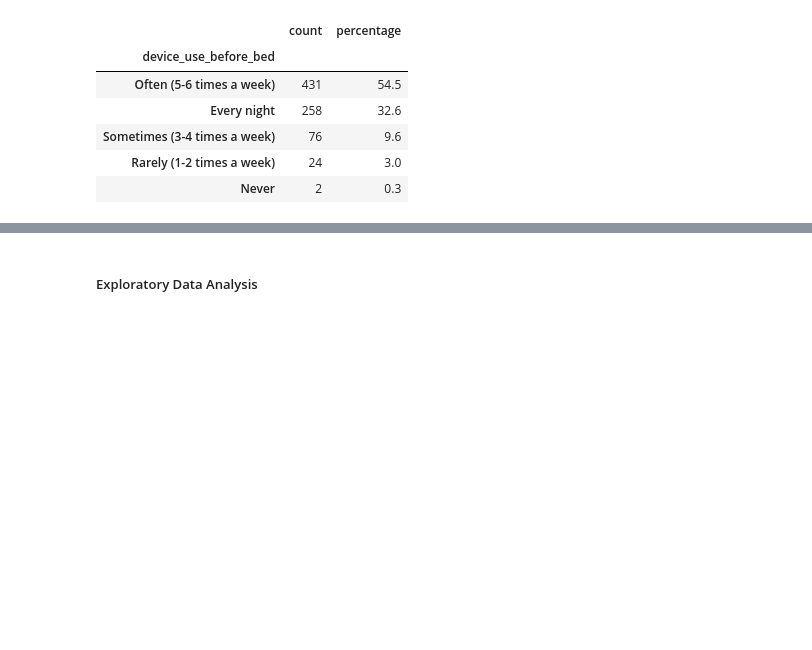
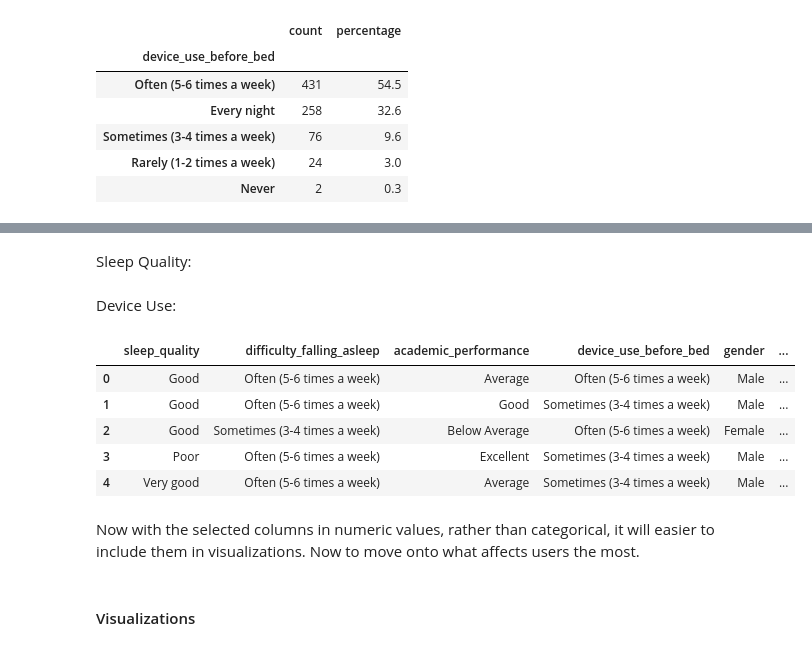
Before and after one commit to BuiltbyJaime/screens-sleep-scores, a Jupyter notebook: Notebooks/dataset_analysis.ipynb, the cells around one changed output, grey strips where cells are left out. Saved outputs shown, nothing was run; the diff lists cells and outputs as text; code cells hidden in the pictures; blank space fills up the shorter version.

```diff
--- a/Notebooks/dataset_analysis.ipynb
+++ b/Notebooks/dataset_analysis.ipynb
@@ -691,0 +681,12 @@ category_summary(df2, "device_use_before_bed")
+# %%
+academic_performance_map = {
+    "Poor": 1,
+    "Below Average": 2,
+    "Average": 3,
+    "Good": 4,
+    "Excellent": 5
+}
+
+df2_focus["academic_performance_numeric"] = (
+    df2_focus["academic_performance"].map(academic_performance_map)
+)
@@ -691,0 +695,13 @@ category_summary(df2, "device_use_before_bed")
+# %%
+difficulty_sleep_map = {
+    "Never": 0,
+    "Rarely (1-2 times a week)": 1,
+    "Sometimes (3-4 times a week)": 2,
+    "Often (5-6 times a week)": 3,
+    "Every night": 4
+}
+
+df2_focus["difficulty_falling_asleep_numeric"] = (
+    df2_focus["difficulty_falling_asleep"]
+    .map(difficulty_sleep_map)
+)
@@ -691,0 +722,2 @@ category_summary(df2, "device_use_before_bed")
+# %% [markdown]
+Sleep Quality:
@@ -691,0 +736,2 @@ category_summary(df2, "device_use_before_bed")
+# %% [markdown]
+Device Use:
@@ -692,2 +751,13 @@ category_summary(df2, "device_use_before_bed")
+# %%
+df2_focus.head()
+# %% [output]
+|  | sleep_quality | difficulty_falling_asleep | academic_performance | device_use_before_bed | gender | ... |
+| 0 | Good | Often (5-6 times a week) | Average | Often (5-6 times a week) | Male | ... |
+| 1 | Good | Often (5-6 times a week) | Good | Sometimes (3-4 times a week) | Male | ... |
+| 2 | Good | Sometimes (3-4 times a week) | Below Average | Often (5-6 times a week) | Female | ... |
+| 3 | Poor | Often (5-6 times a week) | Excellent | Sometimes (3-4 times a week) | Male | ... |
+| 4 | Very good | Often (5-6 times a week) | Average | Sometimes (3-4 times a week) | Male | ... |
+# %% [markdown]
+Now with the selected columns in numeric values, rather than categorical, it will easier to include them in visualizations. Now to move onto what affects users the most.
 # %% [markdown]
-##### Exploratory Data Analysis
+#### Visualizations
```
Also changed, not shown: parts of 45 cells of this notebook, 1 other file.
